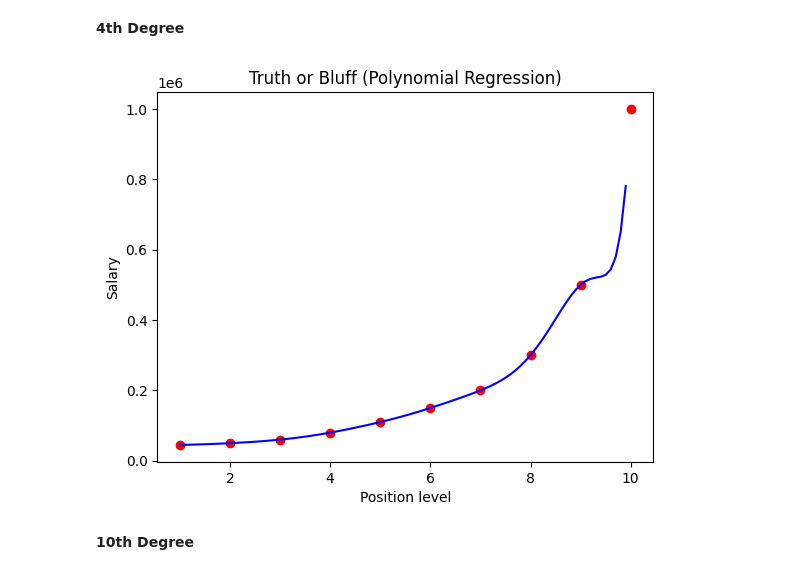
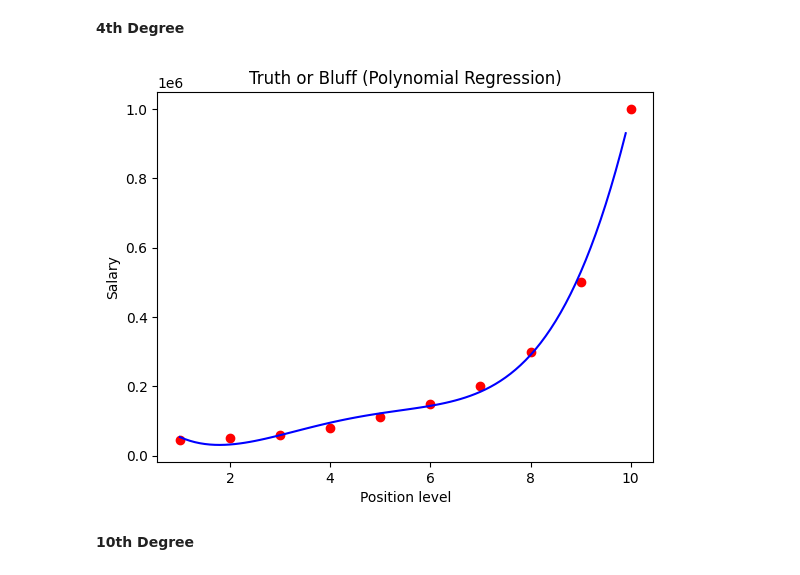
Before and after one commit to gl-aarav/PythonPracticeProjects, a Jupyter notebook: ML_Course/Regression/Polynomial/polynomial_regression.ipynb, the cells around one changed output. Drawn from its saved outputs; the diff is of its cells as text; code cells hidden in the pictures.

Commit message:
Reduce polynomial degree in regression example
Changed the degree of the PolynomialFeatures from 14 to 4 in the polynomial_regression.ipynb notebook. This likely improves model generalization and reduces overfitting in the regression example.

```diff
--- a/ML_Course/Regression/Polynomial/polynomial_regression.ipynb
+++ b/ML_Course/Regression/Polynomial/polynomial_regression.ipynb
@@ -80,20 +80,20 @@ plt.show()
 **4th Degree**
 # %%
 from sklearn.preprocessing import PolynomialFeatures
-poly_reg = PolynomialFeatures(degree = 14)
+poly_reg = PolynomialFeatures(degree = 4)
 X_poly = poly_reg.fit_transform(X)
 lin_reg_2 = LinearRegression()
 lin_reg_2.fit(X_poly, y)
 X_grid = np.arange(min(X), max(X), 0.1)
 X_grid = X_grid.reshape((len(X_grid), 1))
 plt.scatter(X, y, color = 'red')
 plt.plot(X_grid, lin_reg_2.predict(poly_reg.fit_transform(X_grid)), color = 'blue')
 plt.title('Truth or Bluff (Polynomial Regression)')
 plt.xlabel('Position level')
 plt.ylabel('Salary')
 plt.show()
 # %% [output]
-[figure, old version]
+[figure, new version]
 # %% [markdown]
 **10th Degree**
 # %%
```
